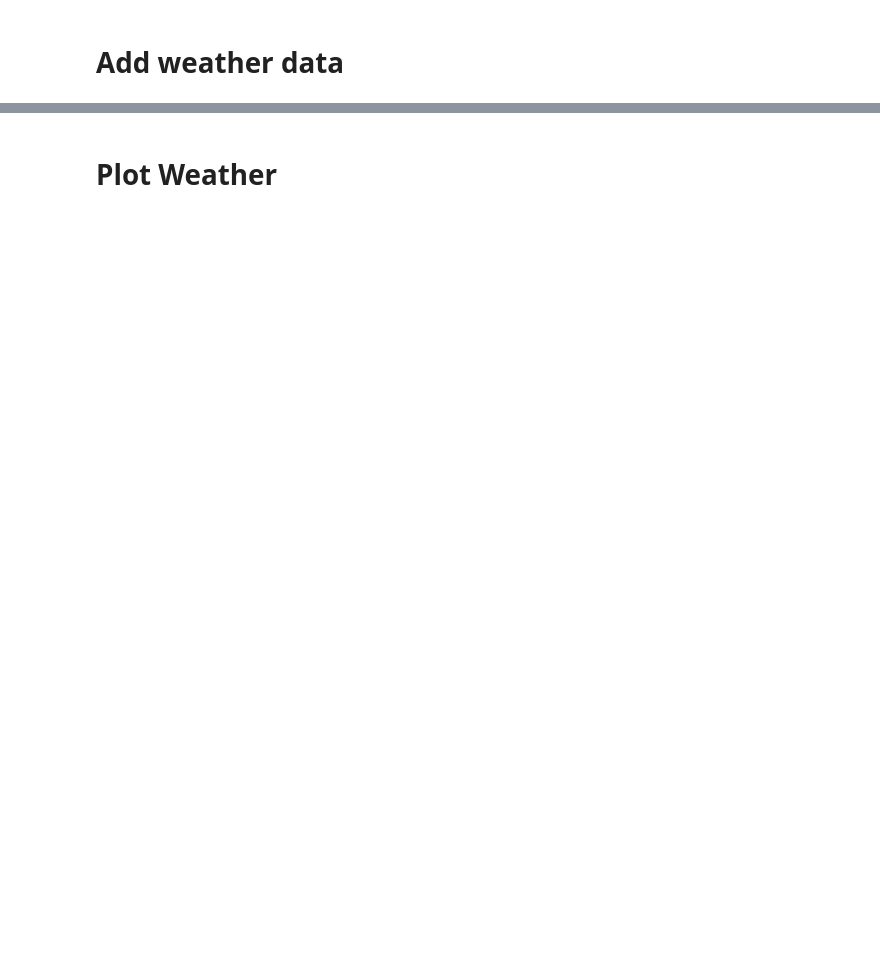
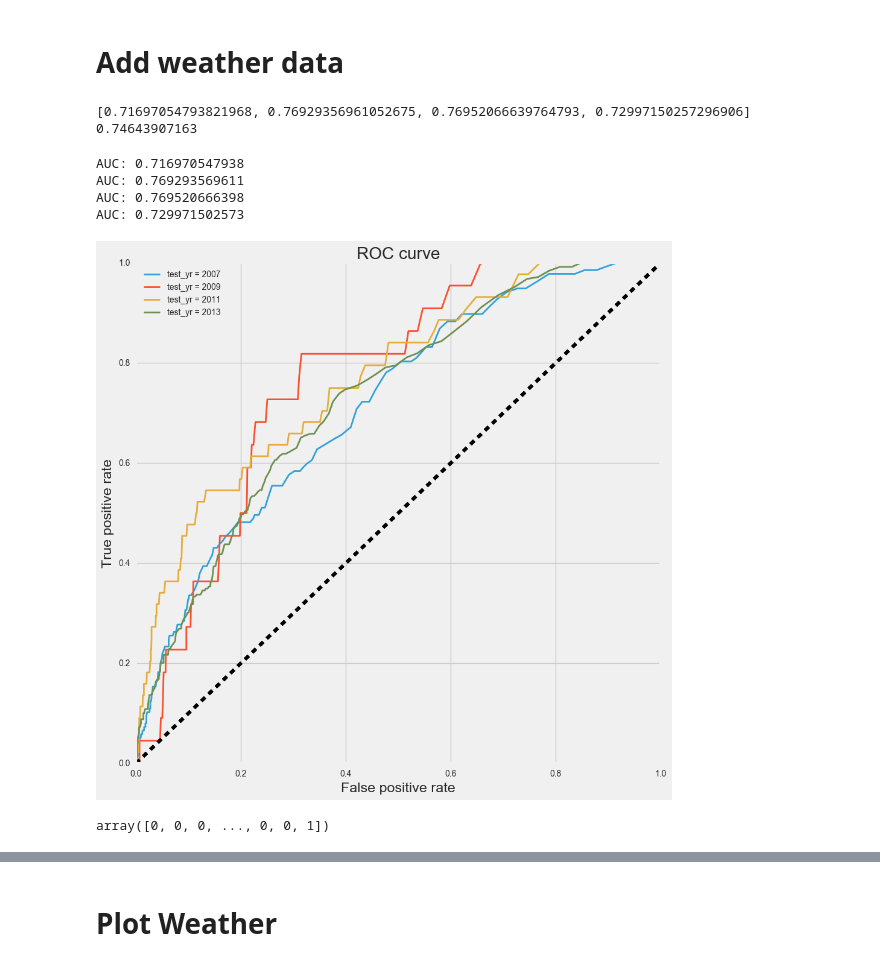
Before and after one commit to scottcode/west-nile-virus-prediction, a Jupyter notebook: src/01_data_exploration.ipynb, the cells around one changed output, grey strips where cells are left out. Saved outputs shown, nothing was run; the diff lists cells and outputs as text; code cells hidden in the pictures; blank space fills up the shorter version.

```diff
--- a/src/01_data_exploration.ipynb
+++ b/src/01_data_exploration.ipynb
@@ -301,8 +232,7 @@ df = _.aggregate({'WnvPresent':'max',
                   'Longitude':'max',
                   'Latitude':'max',
                   'Yr':'max',
-                  'Date':'max',
-                  'cnt':'max'}) # can use max of lon/lat bc same for all stations
+                  'Date':'max'}) # can use max of lon/lat bc same for all stations
 traindf_agg = df.reset_index()
 
 weatherdf = pd.read_csv('../input/weather.csv').drop(['Station','CodeSum'],axis = 1)
@@ -342,6 +261,59 @@ def get_first_n_days(s,n):
 
 # merge weather with other other data
 df_merge = traindf_agg.merge(weatherdf,on = 'Date',how='inner')
+# %%
+FEATURES = df_merge.drop(['Date','WnvPresent'], axis = 1).columns.tolist()
+aucs = []
+ytrues,yprobs = [],[]
+train_yrs = [2007,2009,2011,2013]
+for yr in train_yrs:
+    (Xtrain,Xtest,ytrain,ytest), dummy_cl = year_experiment(df_merge,yr,FEATURES)
+    cl = RandomForestClassifier(n_estimators=1000,n_jobs = -1)
+#     cl = LogisticRegression()
+    cl.fit(Xtrain,ytrain)
+    yprob = cl.predict_proba(Xtest)[:,1]
+    ytrues.append(ytest.values)
+    yprobs.append(yprob)
+    aucs.append((roc_auc_score(ytest, yprob)))
+print(aucs)
+print(np.mean(aucs))
+# %% [output]
+[0.71697054793821968, 0.76929356961052675, 0.76952066639764793, 0.72997150257296906]
+0.74643907163
+# %%
+plt.figure(1,figsize=(10,10))
+for (ytest,ypred_prob),yr in zip(zip(ytrues,yprobs),train_yrs):
+    print "AUC: {}".format(roc_auc_score(ytest, ypred_prob))
+    fpr, tpr, _ = roc_curve(ytest, ypred_prob)
+    plt.plot([0, 1], [0, 1], 'k--')
+    plt.plot(fpr, tpr, linewidth = 2,label = 'test_yr = {}'.format(yr))
+    plt.xlabel('False positive rate')
+    plt.ylabel('True positive rate')
+    plt.title('ROC curve')
+    plt.legend(loc='best')
+plt.savefig('../results/ROC.png')
+
+# ytest = np.concatenate(ytrues)
+# ypred_prob = np.concatenate(yprobs)
+# print roc_auc_score(ytest, ypred_prob)
+# # print ytest
+# fpr, tpr, _ = roc_curve(ytest, ypred_prob)
+# plt.plot([0, 1], [0, 1], 'k--')
+# plt.plot(fpr, tpr, linewidth = 4)
+# plt.xlabel('False positive rate')
+# plt.ylabel('True positive rate')
+# plt.title('ROC curve')
+# plt.legend(loc='best')
+# %% [output]
+AUC: 0.716970547938
+AUC: 0.769293569611
+AUC: 0.769520666398
+AUC: 0.729971502573
+[figure, added]
+# %%
+np.concatenate(ytrues)
+# %% [output]
+array([0, 0, 0, ..., 0, 0, 1])
 # %%
 FEATURES = df_merge.drop(['Date','WnvPresent'], axis = 1).columns.tolist()
 aucs = []
```
Also changed, not shown: parts of 38 cells of this notebook, 15 other files.
